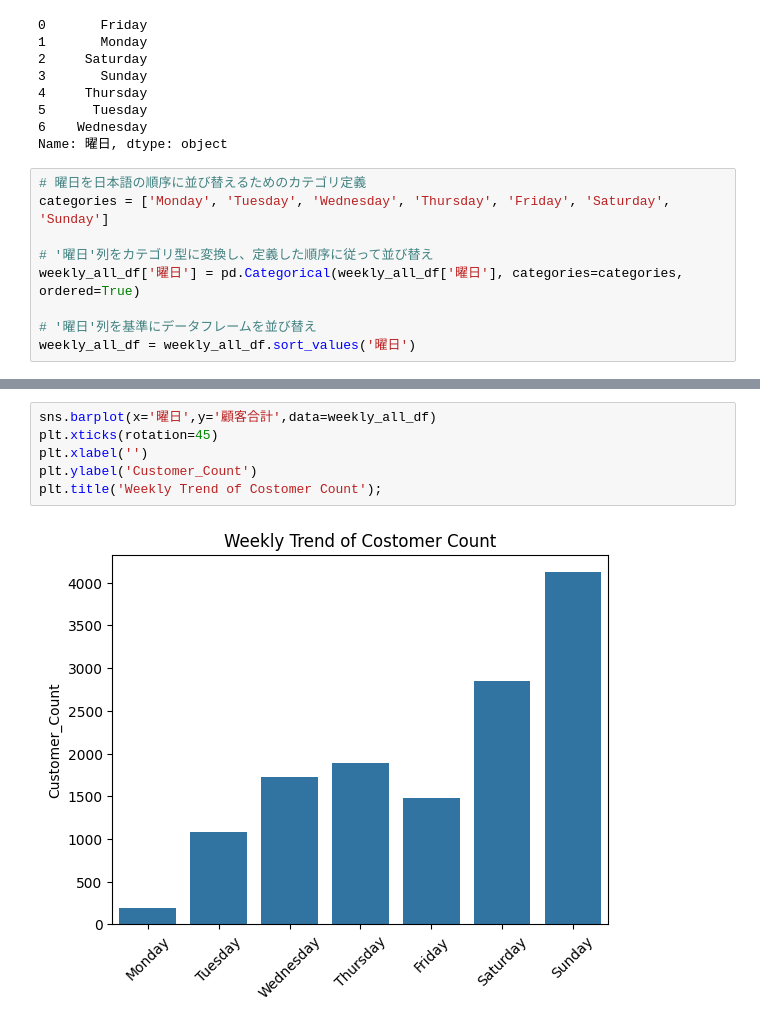
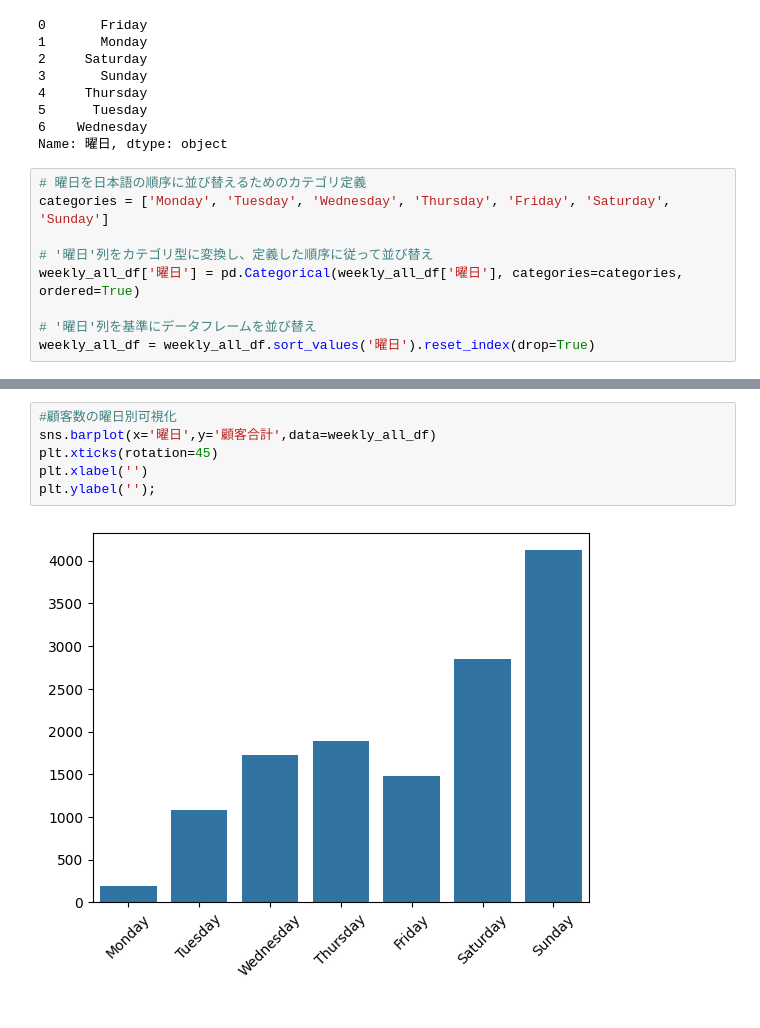
Before and after one commit to YoshiakiAsahara/for-intern, a Jupyter notebook: phase1.ipynb, the cells around one changed output, grey strips where cells are left out. Saved outputs shown, nothing was run; the diff lists cells and outputs as text.

```diff
--- a/phase1.ipynb
+++ b/phase1.ipynb
@@ -590,7 +650,7 @@ categories = ['Monday', 'Tuesday', 'Wednesday', 'Thursday', 'Friday', 'Saturday'
 weekly_all_df['曜日'] = pd.Categorical(weekly_all_df['曜日'], categories=categories, ordered=True)
 
 # '曜日'列を基準にデータフレームを並び替え
-weekly_all_df = weekly_all_df.sort_values('曜日')
+weekly_all_df = weekly_all_df.sort_values('曜日').reset_index(drop=True)
 # %%
 weekly_all_df
 # %% [output]
@@ -614,8 +688,8 @@ plt.title('Weekly Trend of Repeat Rate(%)');
 # %%
+#顧客数の曜日別可視化
 sns.barplot(x='曜日',y='顧客合計',data=weekly_all_df)
 plt.xticks(rotation=45)
 plt.xlabel('')
-plt.ylabel('Customer_Count')
-plt.title('Weekly Trend of Costomer Count');
+plt.ylabel('');
 # %% [output]
-[figure, old version]
+[figure, new version]
```
Also changed, not shown: parts of 17 cells of this notebook.
